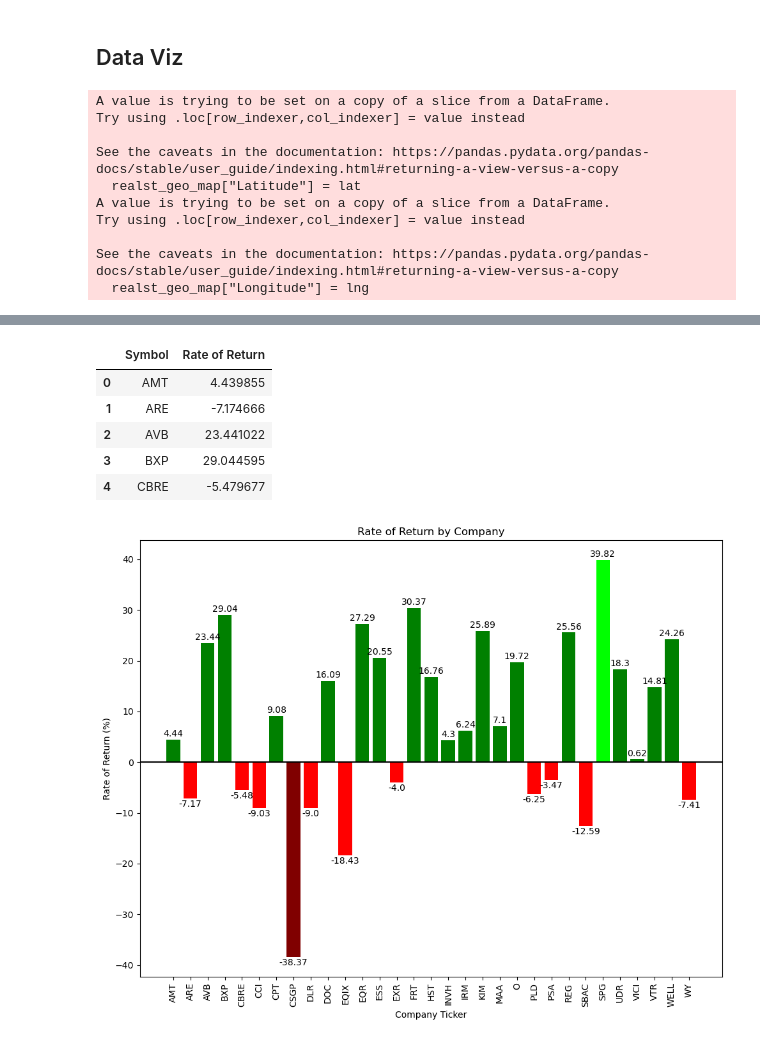
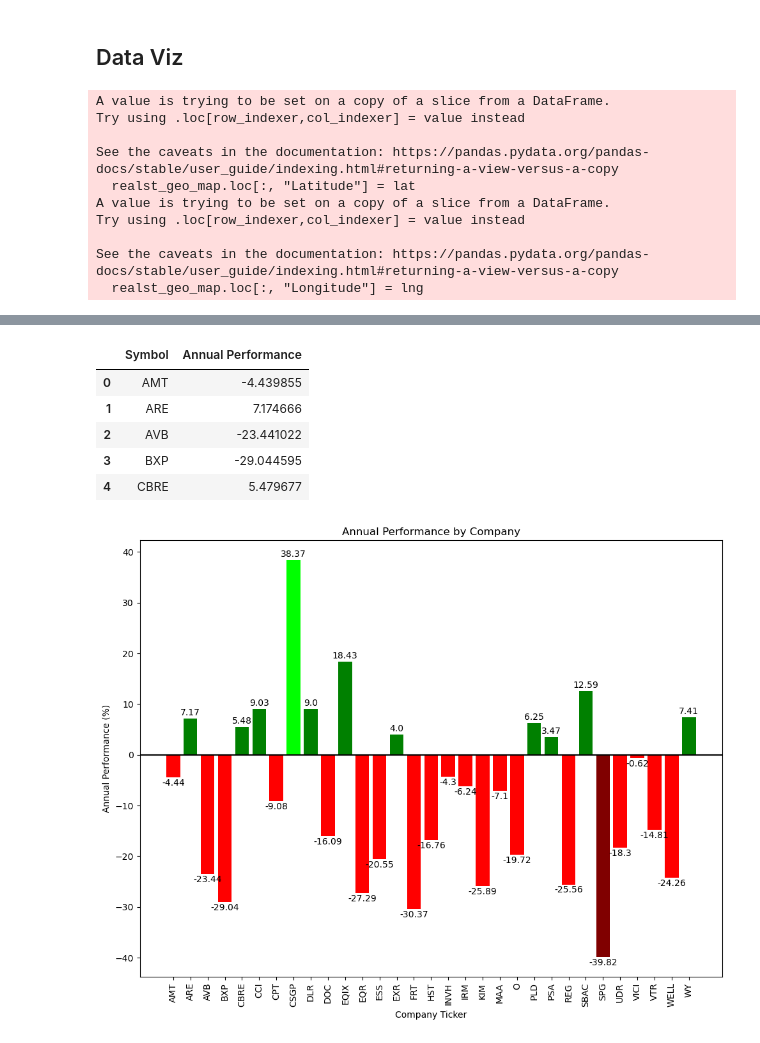
Before and after one commit to icherniavskyi/project-1, a Jupyter notebook: data_analysis.ipynb, the cells around one changed output, grey strips where cells are left out. Saved outputs shown, nothing was run; the diff lists cells and outputs as text; code cells hidden in the pictures.

```diff
--- a/data_analysis.ipynb
+++ b/data_analysis.ipynb
@@ -153,19 +143,19 @@ for index, i in realst_geo_map.iterrows():
         lng.append(None)
 
 
-realst_geo_map["Latitude"] = lat
-realst_geo_map["Longitude"] = lng
+realst_geo_map.loc[:, "Latitude"] = lat
+realst_geo_map.loc[:, "Longitude"] = lng
 # %% [output]
 A value is trying to be set on a copy of a slice from a DataFrame.
 Try using .loc[row_indexer,col_indexer] = value instead
 
 See the caveats in the documentation: https://pandas.pydata.org/pandas-docs/stable/user_guide/indexing.html#returning-a-view-versus-a-copy
-  realst_geo_map["Latitude"] = lat
+  realst_geo_map.loc[:, "Latitude"] = lat
 A value is trying to be set on a copy of a slice from a DataFrame.
 Try using .loc[row_indexer,col_indexer] = value instead
 
 See the caveats in the documentation: https://pandas.pydata.org/pandas-docs/stable/user_guide/indexing.html#returning-a-view-versus-a-copy
-  realst_geo_map["Longitude"] = lng
+  realst_geo_map.loc[:, "Longitude"] = lng
 # %%
 # Configure the map plot
 map_plot = realst_geo_map.hvplot.points(
@@ -186,7 +176,7 @@ map_plot
 # %% [output]
 [interactive output not drawn]
 # %%
-# Monthly rate of return for real estate
+# Annual performace of the companies
 
 # Filter for January's opening prices
 jan_open = final_stock[final_stock["Date"] == "Jan"][["Symbol", "Open"]].set_index("Symbol")
@@ -195,61 +185,60 @@ jan_open = final_stock[final_stock["Date"] == "Jan"][["Symbol", "Open"]].set_ind
 dec_close = final_stock[final_stock["Date"] == "Dec"][["Symbol", "Close"]].set_index("Symbol")
 
 # Calculate the rate of return
-ror = ((jan_open["Open"] - dec_close["Close"]) / jan_open["Open"])*100
+annual_pref = (( dec_close["Close"] - jan_open["Open"]) / jan_open["Open"])*100
 
 # Create a new DataFrame for rate of returns
-ror_data = pd.DataFrame(ror, columns=['Rate of Return'])
-ror_data.reset_index(inplace=True)
+annual_pref_data = pd.DataFrame(annual_pref, columns=["Annual Performance"])
+annual_pref_data.reset_index(inplace=True)
 
 # Show the results
-ror_data.head()
+annual_pref_data.head()
 # %% [output]
-|  | Symbol | Rate of Return |
-| 0 | AMT | 4.439855 |
-| 1 | ARE | -7.174666 |
-| 2 | AVB | 23.441022 |
-| 3 | BXP | 29.044595 |
-| 4 | CBRE | -5.479677 |
+|  | Symbol | Annual Performance |
+| 0 | AMT | -4.439855 |
+| 1 | ARE | 7.174666 |
+| 2 | AVB | -23.441022 |
+| 3 | BXP | -29.044595 |
+| 4 | CBRE | 5.479677 |
 # %%
-#Experiment on the graph vizualisation
+# Bar Graph Visualization
+# Assign colors
+colors = []
+max_ror = annual_pref_data["Annual Performance"].max()
+min_ror = annual_pref_data["Annual Performance"].min()
 
-# Assign colors (need list and maxes)
-colors = []
-max_ror = ror_data["Rate of Return"].max()
-min_ror = ror_data["Rate of Return"].min()
-
-for rates in ror_data["Rate of Return"]:
+for rates in annual_pref_data["Annual Performance"]:
     if rates == max_ror:
         colors.append("lime")
     elif rates == min_ror:
         colors.append("maroon")
     else:
         colors.append("green" if rates >= 0 else "red")
 
 # Create an area for the graph
 plt.figure(figsize=(10, 8))
 
 # Plot the bar graph and assign the lables
-ror_bars = plt.bar(ror_data["Symbol"], ror_data["Rate of Return"], color=colors)
+ror_bars = plt.bar(annual_pref_data["Symbol"], annual_pref_data["Annual Performance"], color=colors)
 plt.xlabel("Company Ticker")
-plt.ylabel("Rate of Return (%)")
-plt.title("Rate of Return by Company")
+plt.ylabel("Annual Performance (%)")
+plt.title("Annual Performance by Company")
 plt.xticks(rotation=90)
 
 #Adding a breakpoint line
 plt.axhline(y=0, color="black", linewidth=1.5)
 
-#Adding ror values to the bar (positioning????)
+#Adding values positioning
 for bar in ror_bars:
     ror_values = bar.get_height()
     plt.text(bar.get_x() + bar.get_width()/2,
              ror_values + 2 if ror_values > 0 else ror_values -2,
              round(ror_values, 2), ha="center" ,va= "top" if ror_values > 0 else "bottom")
 
 # Accurately display the graph
 plt.tight_layout()
 
 # Show the graph
 plt.show()
 # %% [output]
-[figure, old version]
+[figure, new version]
```
Also changed, not shown: parts of 4 cells of this notebook.
